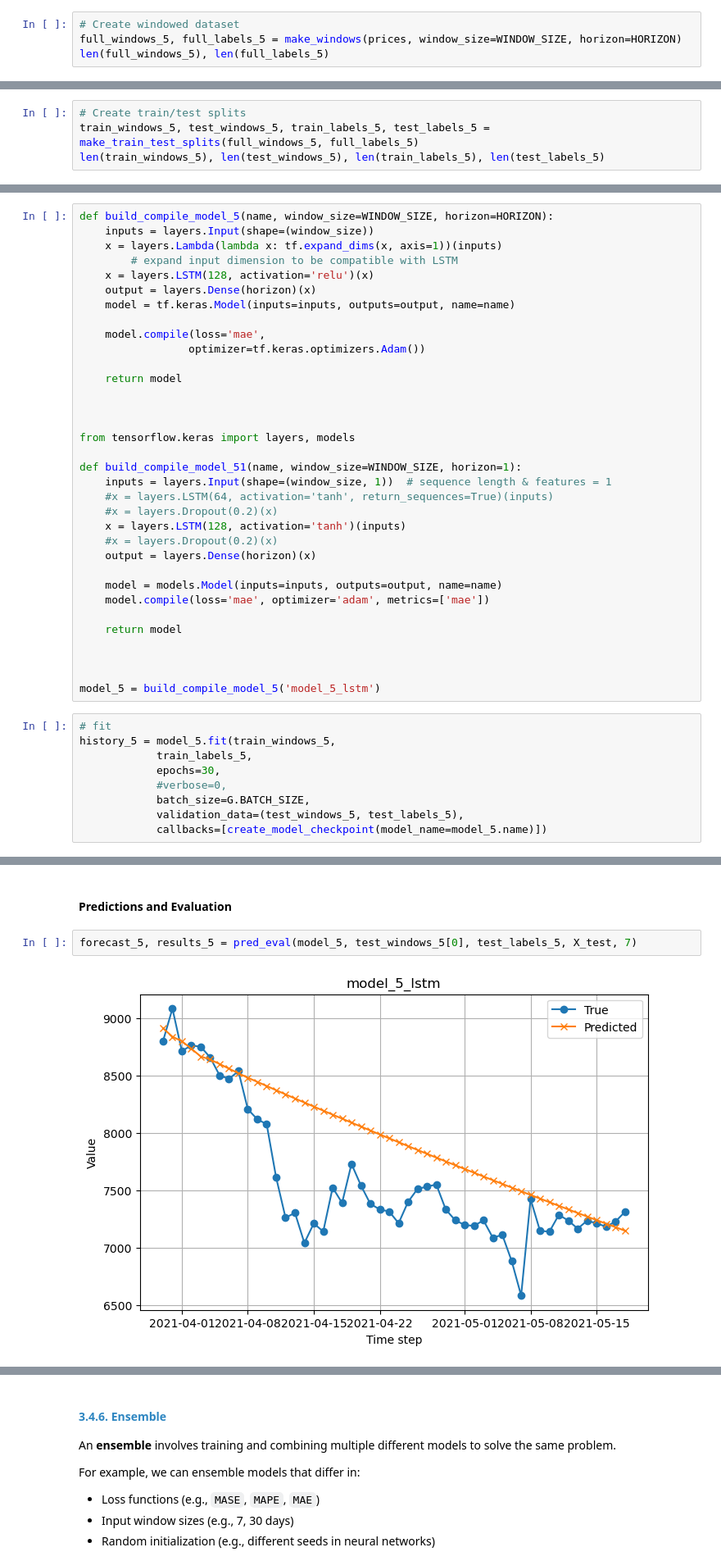
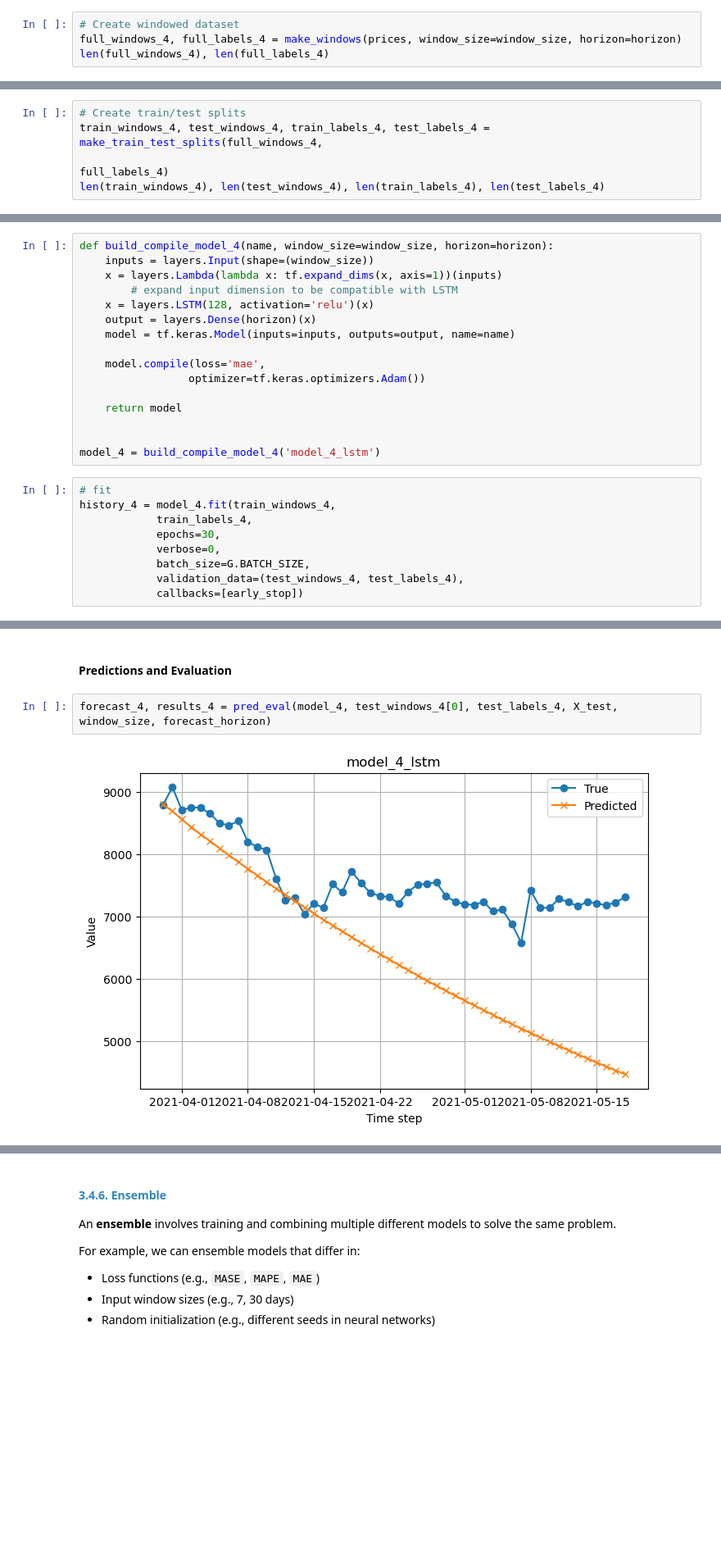
Before and after one commit to MNGARCIA085/Time-Series-with-Deep-Leaning, a Jupyter notebook: Bitcoin Price Prediction/Bitcoin Price Prediction.ipynb, the cells around one changed output, grey strips where cells are left out. Shown at 82% size. Saved outputs shown, nothing was run; the diff lists cells and outputs as text; blank space fills up the shorter version.

```diff
--- a/Bitcoin Price Prediction/Bitcoin Price Prediction.ipynb
+++ b/Bitcoin Price Prediction/Bitcoin Price Prediction.ipynb
@@ -995,12 +919,13 @@ WINDOW_SIZE = 7 # use previous week worth of data
 # %%
 # Create windowed dataset
-full_windows_5, full_labels_5 = make_windows(prices, window_size=WINDOW_SIZE, horizon=HORIZON)
-len(full_windows_5), len(full_labels_5)
+full_windows_4, full_labels_4 = make_windows(prices, window_size=window_size, horizon=horizon)
+len(full_windows_4), len(full_labels_4)
 # %% [output]
 (2780, 2780)
 # %%
 # Create train/test splits
-train_windows_5, test_windows_5, train_labels_5, test_labels_5 = make_train_test_splits(full_windows_5, full_labels_5)
-len(train_windows_5), len(test_windows_5), len(train_labels_5), len(test_labels_5)
+train_windows_4, test_windows_4, train_labels_4, test_labels_4 = make_train_test_splits(full_windows_4,
+                                                                                        full_labels_4)
+len(train_windows_4), len(test_windows_4), len(train_labels_4), len(test_labels_4)
 # %% [output]
 (2224, 556, 2224, 556)
@@ -1011,7 +932,7 @@ train_windows_5.shape
 # %% [markdown]
 #### Build, compile and fit the model
 # %%
-def build_compile_model_5(name, window_size=WINDOW_SIZE, horizon=HORIZON):
+def build_compile_model_4(name, window_size=window_size, horizon=horizon):
     inputs = layers.Input(shape=(window_size))
     x = layers.Lambda(lambda x: tf.expand_dims(x, axis=1))(inputs)
         # expand input dimension to be compatible with LSTM
@@ -1025,31 +946,13 @@ def build_compile_model_5(name, window_size=WINDOW_SIZE, horizon=HORIZON):
     return model
 
 
-
-from tensorflow.keras import layers, models
-
-def build_compile_model_51(name, window_size=WINDOW_SIZE, horizon=1):
-    inputs = layers.Input(shape=(window_size, 1))  # sequence length & features = 1
-    #x = layers.LSTM(64, activation='tanh', return_sequences=True)(inputs)
-    #x = layers.Dropout(0.2)(x)
-    x = layers.LSTM(128, activation='tanh')(inputs)
-    #x = layers.Dropout(0.2)(x)
-    output = layers.Dense(horizon)(x)
-
-    model = models.Model(inputs=inputs, outputs=output, name=name)
-    model.compile(loss='mae', optimizer='adam', metrics=['mae'])
-
-    return model
-
-
-
-model_5 = build_compile_model_5('model_5_lstm')
+model_4 = build_compile_model_4('model_4_lstm')
 # %%
 # fit
-history_5 = model_5.fit(train_windows_5,
-            train_labels_5,
+history_4 = model_4.fit(train_windows_4,
+            train_labels_4,
             epochs=30,
-            #verbose=0,
+            verbose=0,
             batch_size=G.BATCH_SIZE,
-            validation_data=(test_windows_5, test_labels_5),
-            callbacks=[create_model_checkpoint(model_name=model_5.name)])
+            validation_data=(test_windows_4, test_labels_4),
+            callbacks=[early_stop])
@@ -1078,7 +963,7 @@ model_5 = tf.keras.models.load_model("model_experiments/model_5_lstm")
 # %% [markdown]
 #### Predictions and Evaluation
 # %%
-forecast_5, results_5 = pred_eval(model_5, test_windows_5[0], test_labels_5, X_test, 7)
+forecast_4, results_4 = pred_eval(model_4, test_windows_4[0], test_labels_4, X_test, window_size, forecast_horizon)
 # %% [output]
-[figure, old version]
+[figure, new version]
 # %%
```
Also changed, not shown: parts of 76 cells of this notebook, 2 other files.
